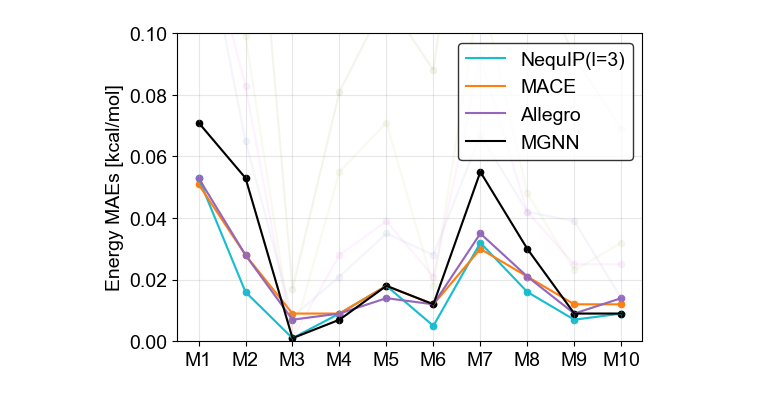
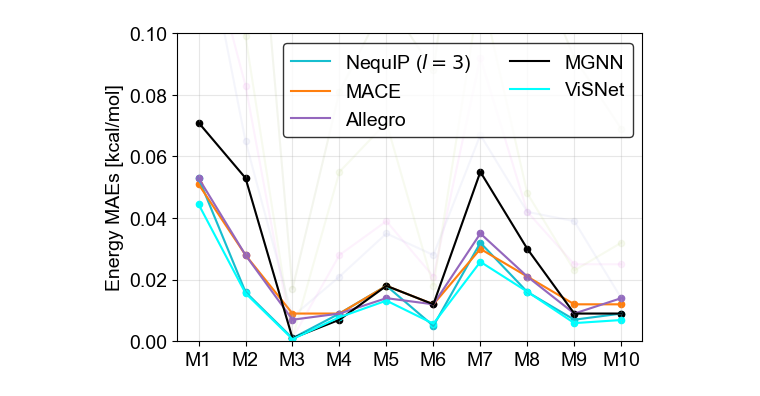
Before and after one commit to raghurama123/Rev-MLP4Sol, a Jupyter notebook: plots/plot_rMD17_E.ipynb, the cells around one changed output. Cells and saved outputs as stored; diff of their text form; code cells hidden in the pictures.

```diff
--- a/plots/plot_rMD17_E.ipynb
+++ b/plots/plot_rMD17_E.ipynb
@@ -54,36 +55,36 @@ for i_col in range(1,len(df.columns)):
 
     column = df.iloc[:, i_col]
     column_name = df.columns[i_col]
 
     x_new = []
     y_new = []
 
     for i in range(len(x)):
         if column[i] != 'x':
             x_new.append(x[i])
             y_new.append(float(column[i]))
 
     if all(y <= mae_cutoff for y in y_new):
-        ax.plot(x_new,y_new,label=column_name,color=colors[column_name],alpha=1)
-        ax.scatter(x_new,y_new,color=colors[column_name],s=20)
+        ax.plot(x_new,y_new,label=label_colors[column_name][0],color=label_colors[column_name][1],alpha=1)
+        ax.scatter(x_new,y_new,color=label_colors[column_name][1],s=20)
     if any(y <= mae_cutoff for y in y_new):
-        ax.plot(x_new,y_new,color=colors[column_name],alpha=0.1)
-        ax.scatter(x_new,y_new,color=colors[column_name],s=20,alpha=0.1)
+        ax.plot(x_new,y_new,color=label_colors[column_name][1],alpha=0.1)
+        ax.scatter(x_new,y_new,color=label_colors[column_name][1],s=20,alpha=0.1)
 
 
 ax.set_ylim([0,mae_cutoff])
 
 ax.set_xticks([0,1,2,3,4,5,6,7,8,9])
 ax.set_xticklabels(['M1','M2','M3','M4','M5','M6','M7','M8','M9','M10'])
 # ax.set_xticklabels(['Aspirin','Azobenzene','Benzene','Ethanol','Malonaldehyde','Naphthalene','Paracetamol','Salicylic Acid','Toluene','Uracil'],rotation=60,fontsize=8)
 
 ax.set_ylabel('Energy MAEs [kcal/mol]')
 
-ax.legend(edgecolor='black',facecolor='white',loc='upper right')
+ax.legend(edgecolor='black',facecolor='white',loc='upper right',ncol=2)
 ax.grid(alpha=0.3)
 
 plt.savefig('rMD17_E.pdf',format='pdf',bbox_inches='tight')
 
 plt.show()
 # %% [output]
-[figure, old version]
+[figure, new version]
```
Also changed, not shown: parts of 2 cells of this notebook, 16 other files.
